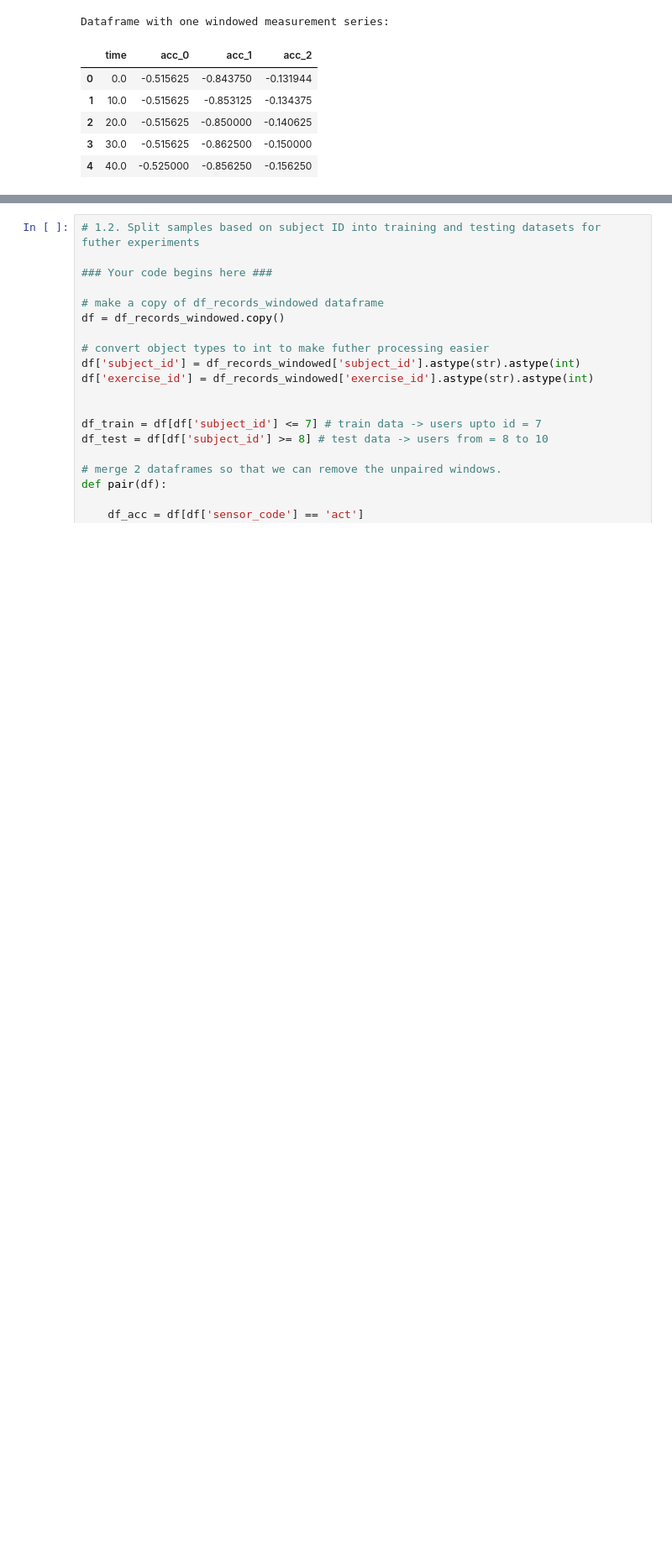
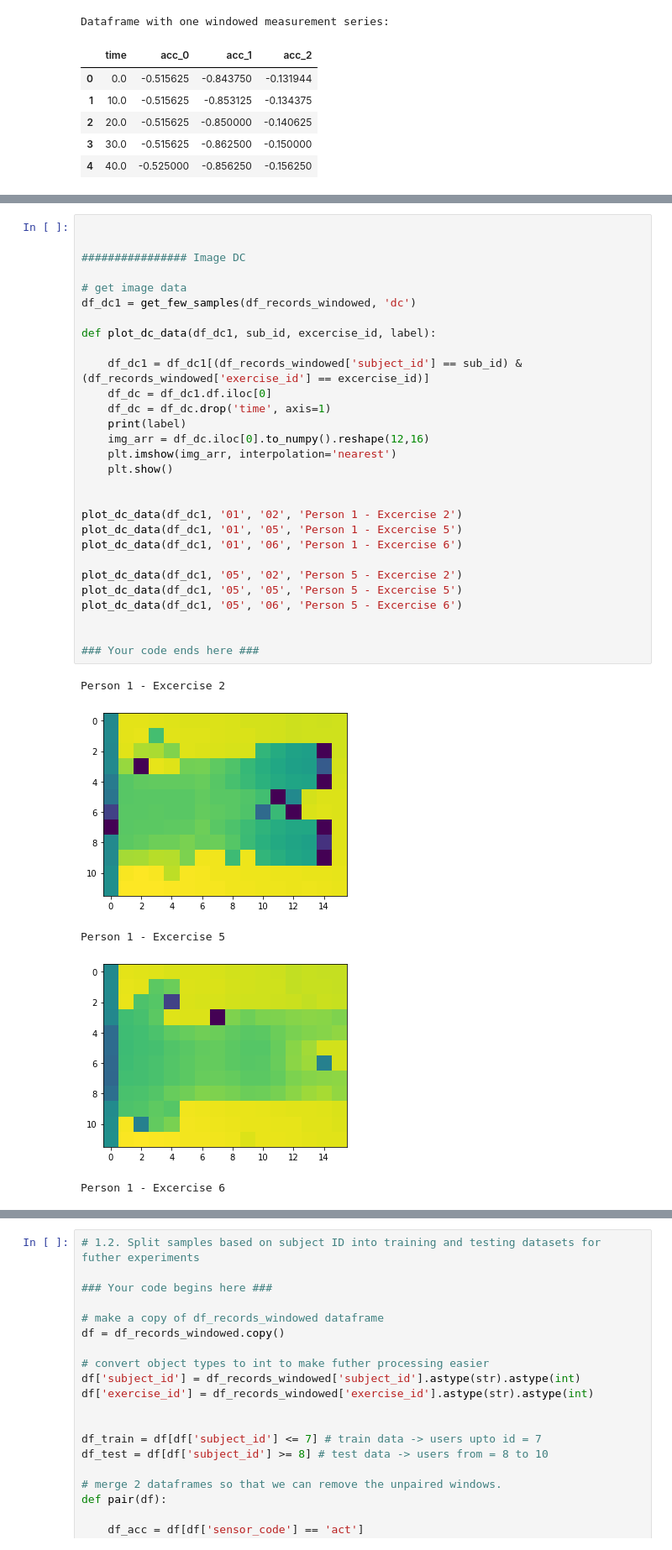
Before and after one commit to anushaihalapathirana/Multi_modal_data_fusion, a Jupyter notebook: project-work-MEx-classification.ipynb, the cells around one changed output, grey strips where cells are left out. Shown at 84% size. Cells and saved outputs as stored; diff of their text form; blank space fills up the shorter version.

Commit message:
task 1 graphs

```diff
--- a/project-work-MEx-classification.ipynb
+++ b/project-work-MEx-classification.ipynb
@@ -317,0 +278,35 @@ plot_dc_data(df_dc1, '05', '06')
+# %%
+
+
+################ Image DC
+
+# get image data
+df_dc1 = get_few_samples(df_records_windowed, 'dc')
+
+def plot_dc_data(df_dc1, sub_id, excercise_id, label):
+
+    df_dc1 = df_dc1[(df_records_windowed['subject_id'] == sub_id) & (df_records_windowed['exercise_id'] == excercise_id)]
+    df_dc = df_dc1.df.iloc[0]
+    df_dc = df_dc.drop('time', axis=1)
+    print(label)
+    img_arr = df_dc.iloc[0].to_numpy().reshape(12,16)
+    plt.imshow(img_arr, interpolation='nearest')
+    plt.show()
+
+
+plot_dc_data(df_dc1, '01', '02', 'Person 1 - Excercise 2')
+plot_dc_data(df_dc1, '01', '05', 'Person 1 - Excercise 5')
+plot_dc_data(df_dc1, '01', '06', 'Person 1 - Excercise 6')
+
+plot_dc_data(df_dc1, '05', '02', 'Person 5 - Excercise 2')
+plot_dc_data(df_dc1, '05', '05', 'Person 5 - Excercise 5')
+plot_dc_data(df_dc1, '05', '06', 'Person 5 - Excercise 6')
+
+
+### Your code ends here ###
+# %% [output]
+Person 1 - Excercise 2
+[figure, added]
+Person 1 - Excercise 5
+[figure, added]
+Person 1 - Excercise 6
```
Also changed, not shown: parts of 29 cells of this notebook.
